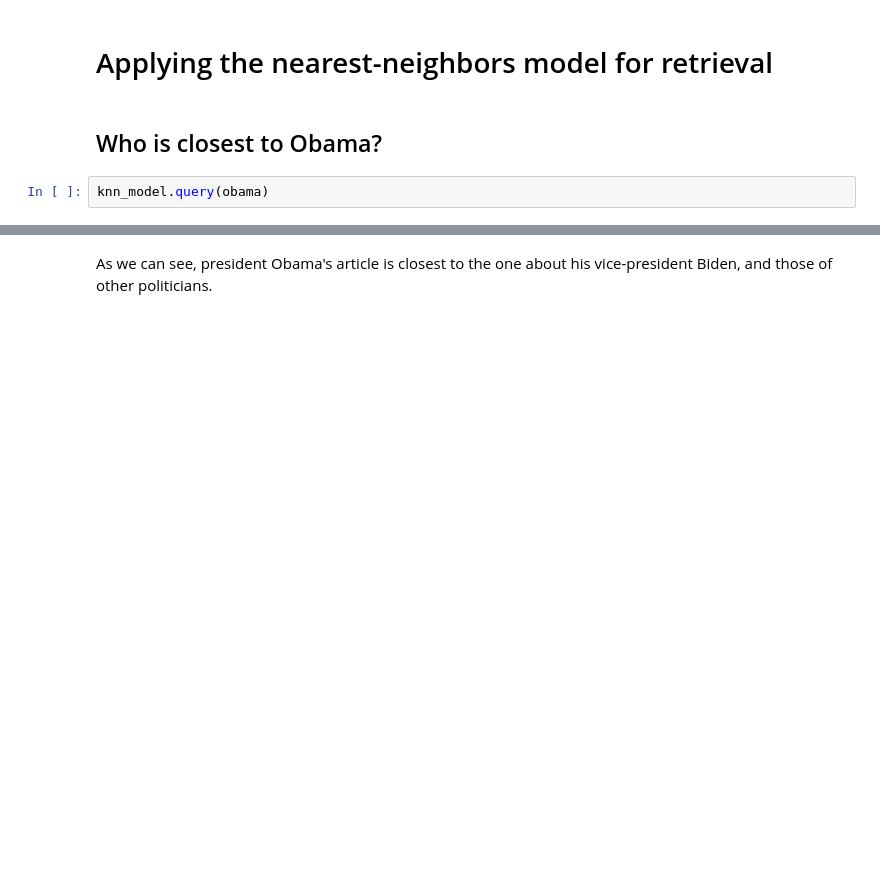
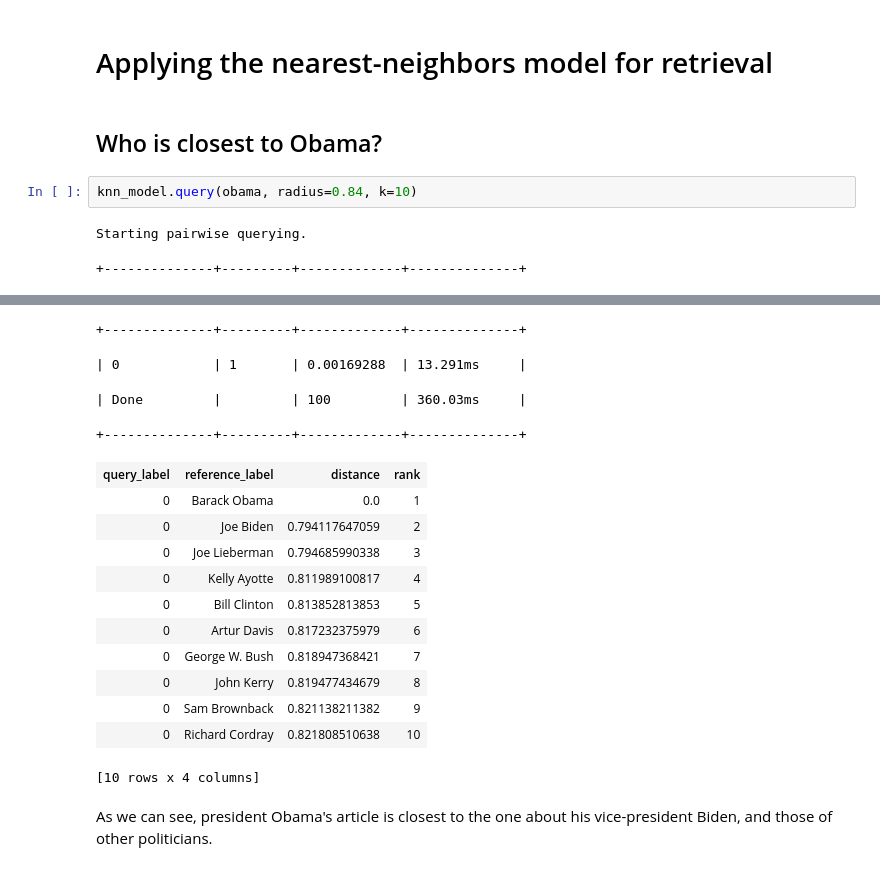
Before and after one commit to arafatm/edu_coursera_machine_learning_1_foundations, a Jupyter notebook: code/04.document.retrieval.ipynb, the cells around one changed output, grey strips where cells are left out. Cells and saved outputs as stored; diff of their text form; blank space fills up the shorter version.

```diff
--- a/code/04.document.retrieval.ipynb
+++ b/code/04.document.retrieval.ipynb
@@ -110,4 +268,7 @@ knn_model = graphlab.nearest_neighbors.create(people,features=['tfidf'],label='n
 # %% [markdown]
 ## Who is closest to Obama?
 # %%
-knn_model.query(obama)
+knn_model.query(obama, radius=0.84, k=10)
+# %% [output]
+Starting pairwise querying.
++--------------+---------+-------------+--------------+
@@ -114,3 +276,19 @@ knn_model.query(obama)
++--------------+---------+-------------+--------------+
+| 0            | 1       | 0.00169288  | 13.291ms     |
+| Done         |         | 100         | 360.03ms     |
++--------------+---------+-------------+--------------+
+| query_label | reference_label | distance | rank |
+| 0 | Barack Obama | 0.0 | 1 |
+| 0 | Joe Biden | 0.794117647059 | 2 |
+| 0 | Joe Lieberman | 0.794685990338 | 3 |
+| 0 | Kelly Ayotte | 0.811989100817 | 4 |
+| 0 | Bill Clinton | 0.813852813853 | 5 |
+| 0 | Artur Davis | 0.817232375979 | 6 |
+| 0 | George W. Bush | 0.818947368421 | 7 |
+| 0 | John Kerry | 0.819477434679 | 8 |
+| 0 | Sam Brownback | 0.821138211382 | 9 |
+| 0 | Richard Cordray | 0.821808510638 | 10 |
+[10 rows x 4 columns]
 # %% [markdown]
 As we can see, president Obama's article is closest to the one about his vice-president Biden, and those of other politicians.
 # %% [markdown]
```
Also changed, not shown: parts of 44 cells of this notebook, 2 other files.
